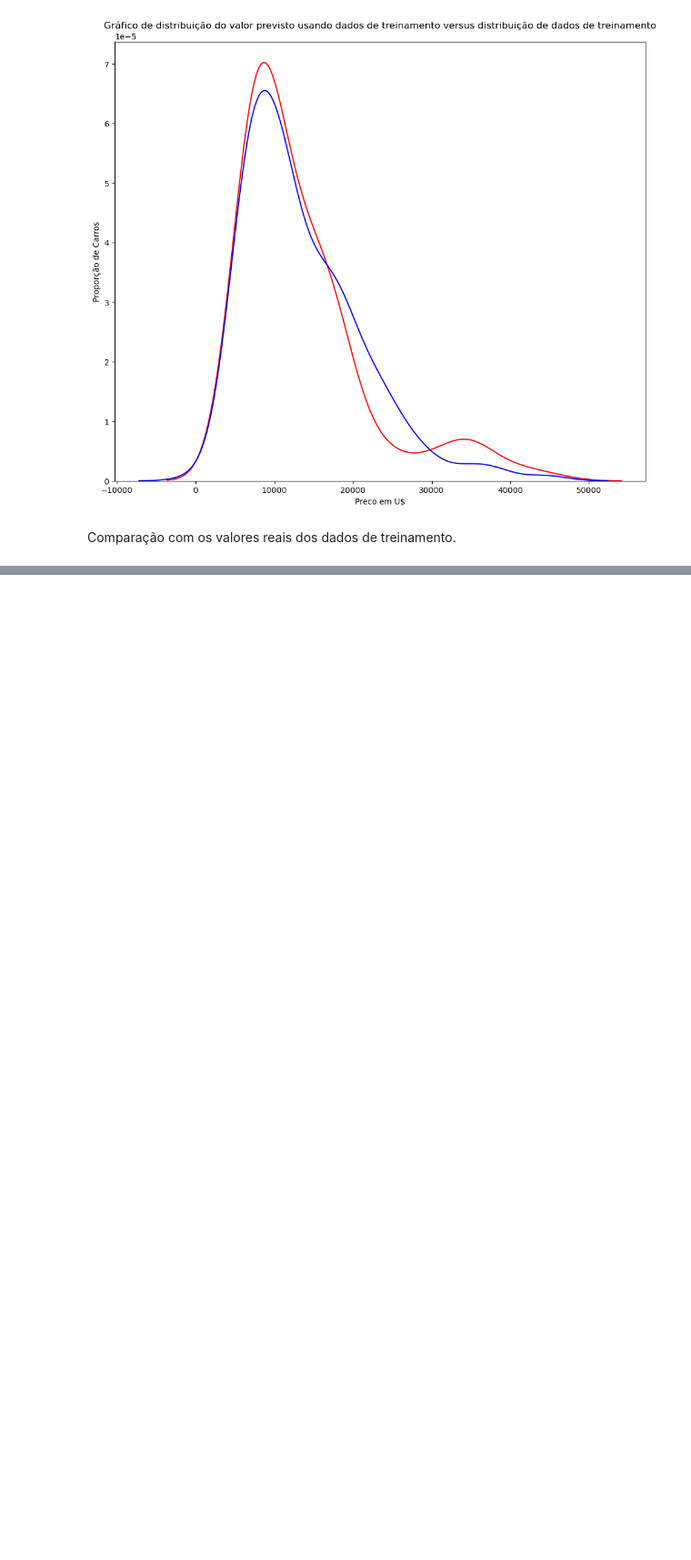
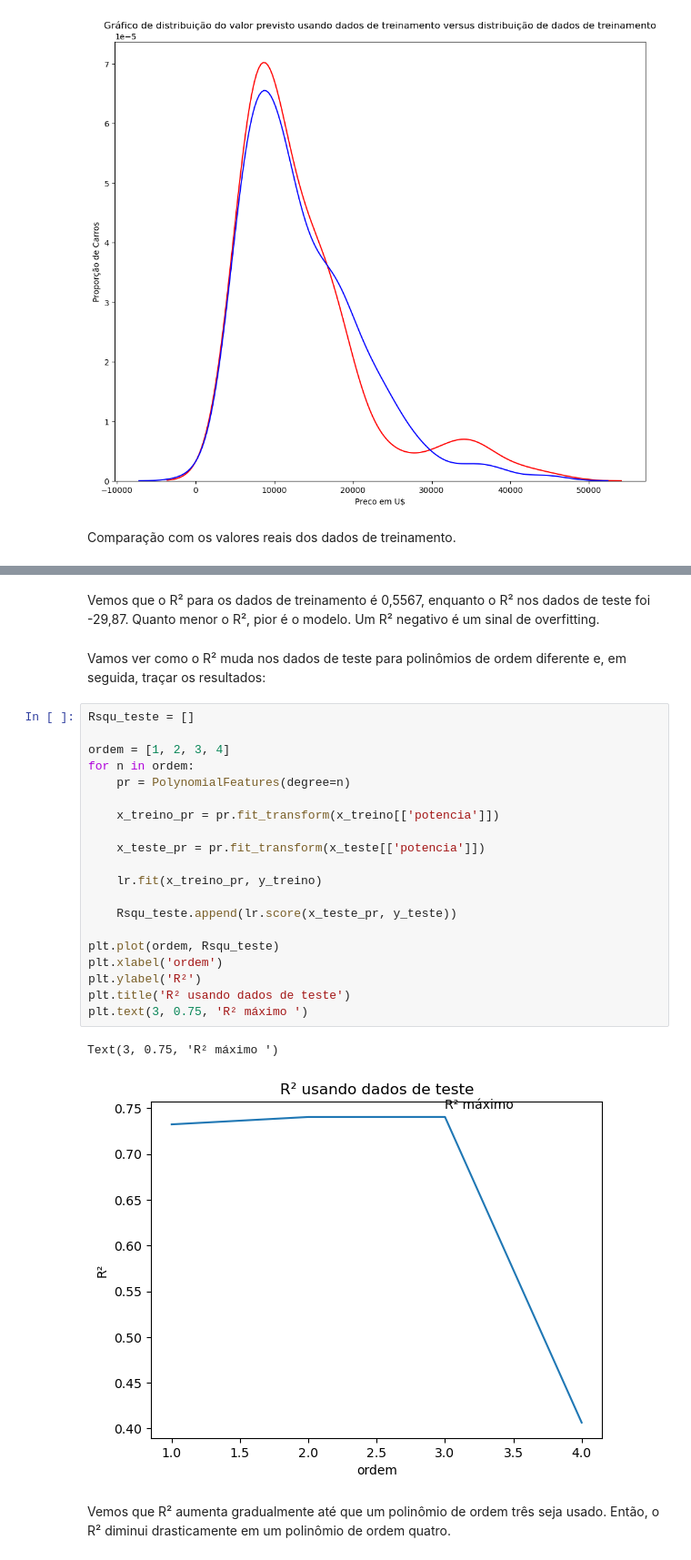
Before and after one commit to lzmattana/IBM-DataScience, a Jupyter notebook: data-analysis-with-python/ds-carros/carros85_avaliação_refinamento.ipynb, the cells around one changed output, grey strips where cells are left out. Shown at 91% size. Saved outputs shown, nothing was run; the diff lists cells and outputs as text; blank space fills up the shorter version.

```diff
--- a/data-analysis-with-python/ds-carros/carros85_avaliação_refinamento.ipynb
+++ b/data-analysis-with-python/ds-carros/carros85_avaliação_refinamento.ipynb
@@ -223,0 +284,29 @@ Comparação com os valores reais dos dados de treinamento.
+# %% [markdown]
+Vemos que o R² para os dados de treinamento é 0,5567, enquanto o R² nos dados de teste foi -29,87. Quanto menor o R², pior é o modelo. Um R² negativo é um sinal de overfitting.
+# %% [markdown]
+Vamos ver como o R² muda nos dados de teste para polinômios de ordem diferente e, em seguida, traçar os resultados:
+# %%
+Rsqu_teste = []
+
+ordem = [1, 2, 3, 4]
+for n in ordem:
+    pr = PolynomialFeatures(degree=n)
+
+    x_treino_pr = pr.fit_transform(x_treino[['potencia']])
+
+    x_teste_pr = pr.fit_transform(x_teste[['potencia']])
+
+    lr.fit(x_treino_pr, y_treino)
+
+    Rsqu_teste.append(lr.score(x_teste_pr, y_teste))
+
+plt.plot(ordem, Rsqu_teste)
+plt.xlabel('ordem')
+plt.ylabel('R²')
+plt.title('R² usando dados de teste')
+plt.text(3, 0.75, 'R² máximo ')
+# %% [output]
+Text(3, 0.75, 'R² máximo ')
+[figure, added]
+# %% [markdown]
+Vemos que R² aumenta gradualmente até que um polinômio de ordem três seja usado. Então, o R² diminui drasticamente em um polinômio de ordem quatro.
```
Also changed, not shown: parts of 16 cells of this notebook, 1 other file.
